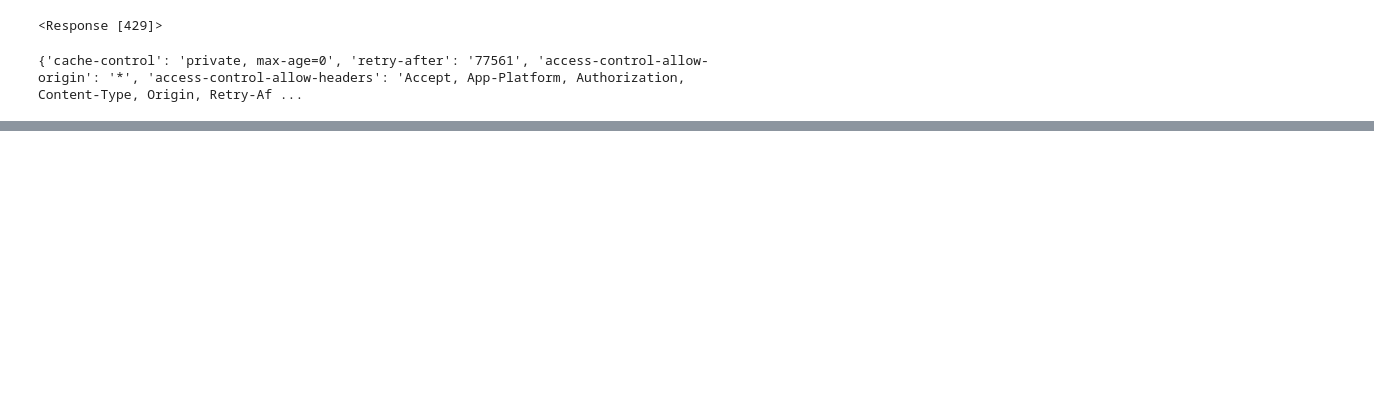
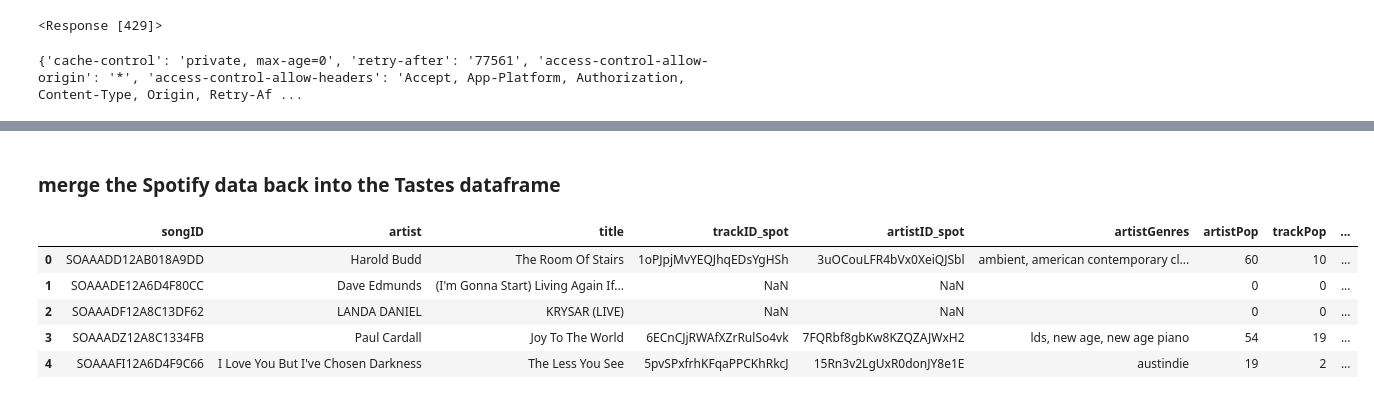
Before and after one commit to smehdizadeh/CSCI5622_Machine-Learning, a Jupyter notebook: dataset-creation.ipynb, the cells around one changed output, grey strips where cells are left out. Saved outputs shown, nothing was run; the diff lists cells and outputs as text; code cells hidden in the pictures; blank space fills up the shorter version.

```diff
--- a/dataset-creation.ipynb
+++ b/dataset-creation.ipynb
@@ -741,0 +873,38 @@ songs.to_csv('spotifyIDs.csv')
+# %%
+BASE_URL = 'https://api.spotify.com/v1/'
+tracks = []
+indices = []
+
+for i in range(24800, len(songs)):
+    if type(songs.iloc[i,3]) == str: #check that not NAN (will be float)
+        tracks.append(songs.iloc[i,3])
+        indices.append(i)
+        print("loading row ", i)
+    if len(tracks) == 50: #max capacity reached
+        print('<<< GET >>>')
+        #transform list into one string with IDs separated by commas only
+        trackIDs = str(tracks)[1:-1].translate({ord(c): None for c in '\''}).translate({ord(c): None for c in ' '})
+        r = requests.get(BASE_URL + 'audio-features/?ids=' + trackIDs, headers=headers)
+
+        if r.status_code != 200: #if request is not successful, stop and report
+            print("ERROR: STATUS CODE ", r.status_code)
+            print(r)
+            break
+        else: #save IDs to songs dataframe
+            jsontxt = r.json()
+            for j in range(0,50): #iterate through 50 returned tracks
+                if jsontxt['audio_features'][j] != None:
+                    songs.iloc[indices[j],8] = jsontxt['audio_features'][j]['acousticness']
+                    songs.iloc[indices[j],9] = jsontxt['audio_features'][j]['danceability']
+                    songs.iloc[indices[j],11] = jsontxt['audio_features'][j]['energy']
+                    songs.iloc[indices[j],12] = jsontxt['audio_features'][j]['instrumentalness']
+                    songs.iloc[indices[j],13] = jsontxt['audio_features'][j]['key']
+                    songs.iloc[indices[j],14] = jsontxt['audio_features'][j]['loudness']
+                    songs.iloc[indices[j],15] = jsontxt['audio_features'][j]['mode']
+                    songs.iloc[indices[j],16] = jsontxt['audio_features'][j]['speechiness']
+                    songs.iloc[indices[j],17] = jsontxt['audio_features'][j]['tempo']
+                    songs.iloc[indices[j],18] = jsontxt['audio_features'][j]['valence']
+
+                print("STATUS: GOT ROW ", indices[j], "/", len(songs)) #print status
+            tracks = []
+            indices = []
@@ -741,0 +915,11 @@ songs.to_csv('spotifyIDs.csv')
+# %% [markdown]
+### merge the Spotify data back into the Tastes dataframe
+# %%
+songs.head()
+# %% [output]
+|  | songID | artist | title | trackID_spot | artistID_spot | artistGenres | artistPop | trackPop | ... |
+| 0 | SOAAADD12AB018A9DD | Harold Budd | The Room Of Stairs | 1oPJpjMvYEQJhqEDsYgHSh | 3uOCouLFR4bVx0XeiQJSbl | ambient, american contemporary cl... | 60 | 10 | ... |
+| 1 | SOAAADE12A6D4F80CC | Dave Edmunds | (I'm Gonna Start) Living Again If... | NaN | NaN |  | 0 | 0 | ... |
+| 2 | SOAAADF12A8C13DF62 | LANDA DANIEL | KRYSAR (LIVE) | NaN | NaN |  | 0 | 0 | ... |
+| 3 | SOAAADZ12A8C1334FB | Paul Cardall | Joy To The World | 6ECnCJjRWAfXZrRulSo4vk | 7FQRbf8gbKw8KZQZAJWxH2 | lds, new age, new age piano | 54 | 19 | ... |
+| 4 | SOAAAFI12A6D4F9C66 | I Love You But I've Chosen Darkness | The Less You See | 5pvSPxfrhKFqaPPCKhRkcJ | 15Rn3v2LgUxR0donJY8e1E | austindie | 19 | 2 | ... |
```
Also changed, not shown: parts of 19 cells of this notebook.
